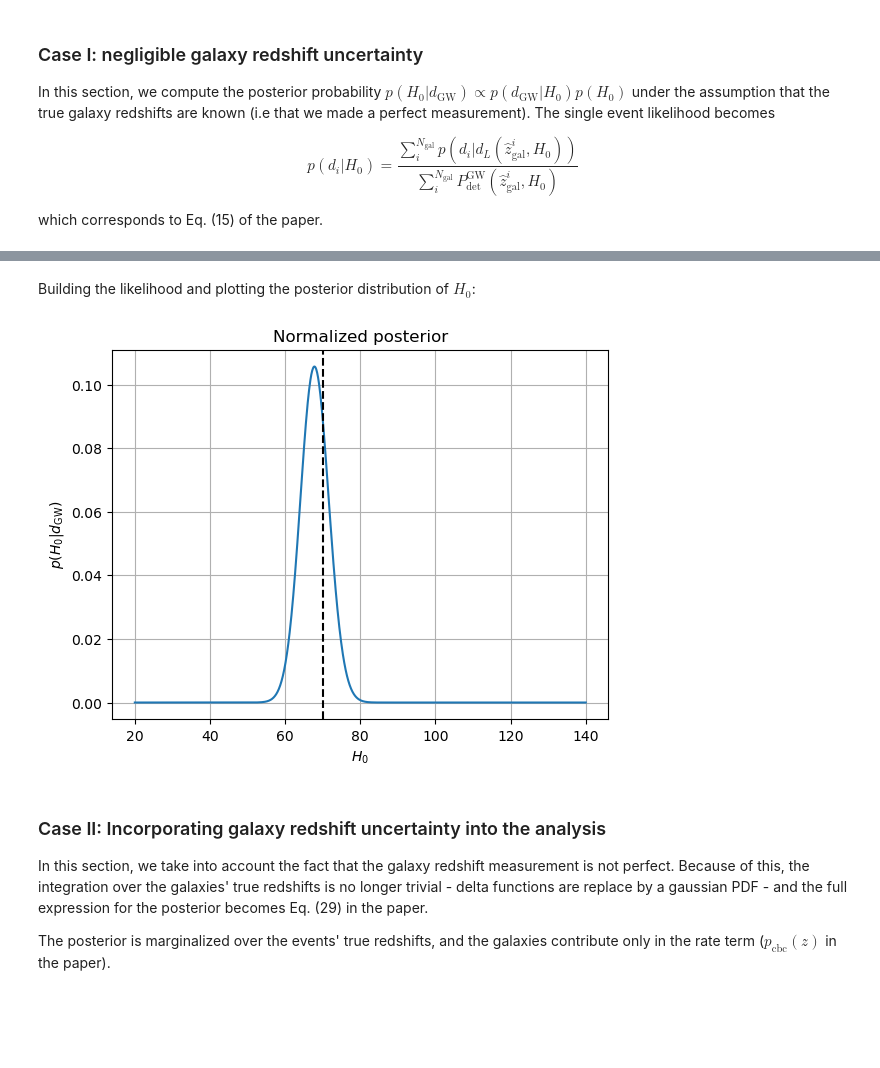
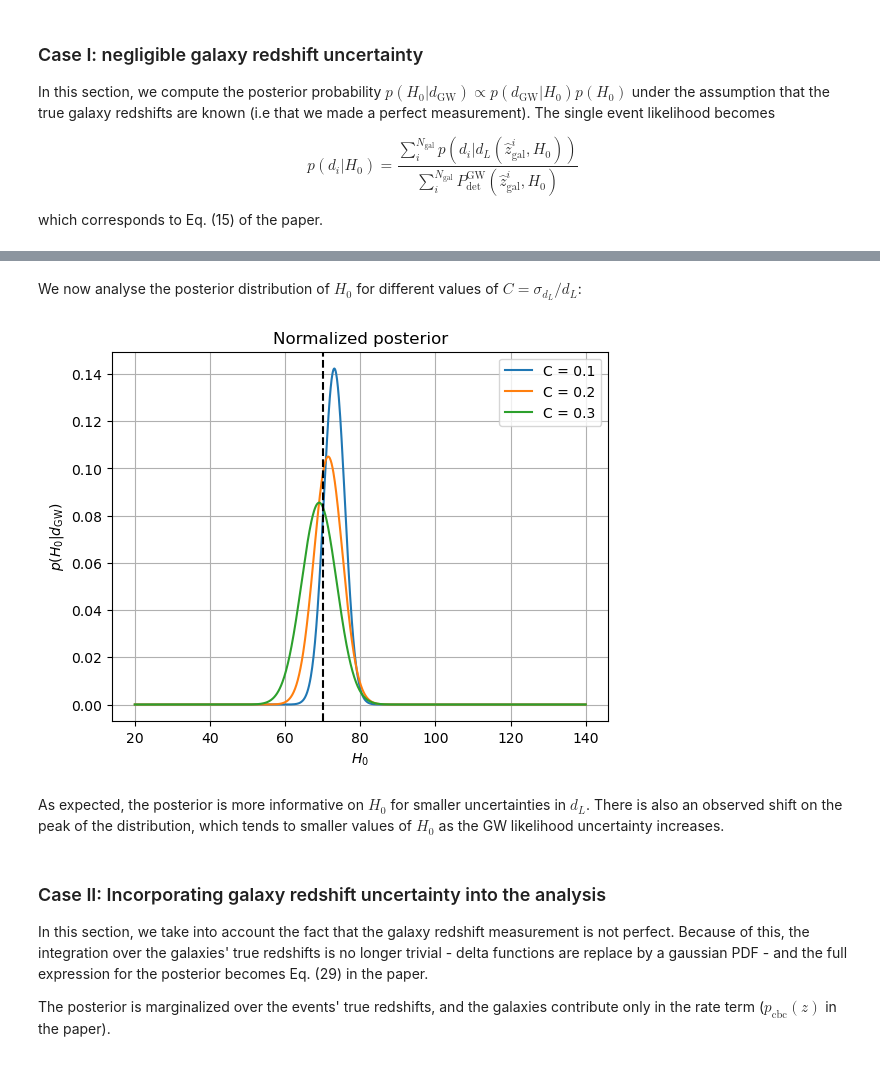
Before and after one commit to binado/standard-sirens, a Jupyter notebook: src/inferring_H0_with_standard_sirens.ipynb, the cells around one changed output, grey strips where cells are left out. Cells and saved outputs as stored; diff of their text form; code cells hidden in the pictures; blank space fills up the shorter version.

Commit message:
Update inference notebook

```diff
--- a/src/inferring_H0_with_standard_sirens.ipynb
+++ b/src/inferring_H0_with_standard_sirens.ipynb
@@ -107,16 +89,23 @@ plt.show()
-# %% [markdown]
-Building the likelihood and plotting the posterior distribution of $H_0$:
+# %% [markdown]
+We now analyse the posterior distribution of $H_0$ for different values of $C = \sigma_{d_L} / d_L$:
 # %%
-posterior, _ = perfect_redshift_inference.likelihood(gw_dl_array, H0_array, z_gal, n_dir=n_dir)
-plt.plot(H0_array, posterior)
+dl_sigma = [0.1, 0.2, 0.3]
+for dl_sigma_i in dl_sigma:
+    inference = DrawnGWCatalogPerfectRedshiftInference(sigma_constant=dl_sigma_i, fiducial_H0=fiducial_H0)
+    posterior, _ = inference.likelihood(gw_dl_array, H0_array, z_gal, n_dir=n_dir)
+    plt.plot(H0_array, posterior, label=f"C = {dl_sigma_i}")
+
 plt.axvline(fiducial_H0, ls='--', c='k')
 plt.grid()
 plt.title("Normalized posterior")
 plt.xlabel(r"$H_0$")
 plt.ylabel(r"$p(H_0 | d_\text{GW})$")
+plt.legend()
 plt.show()
 # %% [output]
-[figure, old version]
+[figure, new version]
+# %% [markdown]
+As expected, the posterior is more informative on $H_0$ for smaller uncertainties in $d_L$. There is also an observed shift on the peak of the distribution, which tends to smaller values of $H_0$ as the GW likelihood uncertainty increases.
 # %% [markdown]
 ### Case II: Incorporating galaxy redshift uncertainty into the analysis
 
```
Also changed, not shown: parts of 13 cells of this notebook.
